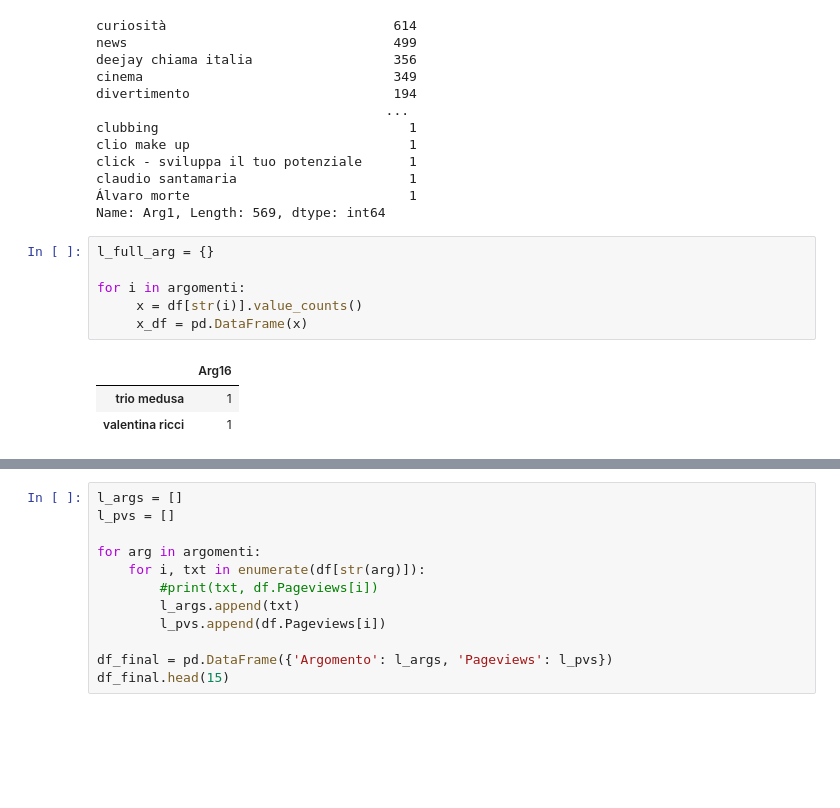
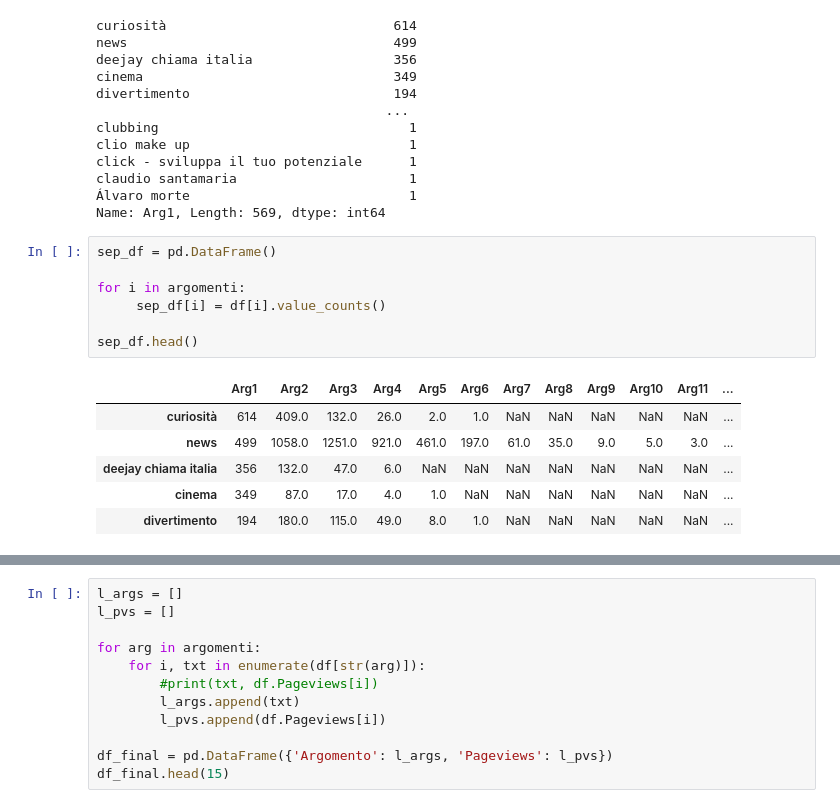
Before and after one commit to AndreaBuscemi/AnalisiArgDiscoverRadioDeejay, a Jupyter notebook: AnalisiArgRadio/AnalisiArgRadio.ipynb, the cells around one changed output, grey strips where cells are left out. Saved outputs shown, nothing was run; the diff lists cells and outputs as text; blank space fills up the shorter version.

```diff
--- a/AnalisiArgRadio/AnalisiArgRadio.ipynb
+++ b/AnalisiArgRadio/AnalisiArgRadio.ipynb
@@ -70,12 +70,16 @@ claudio santamaria                      1
 Álvaro morte                            1
 Name: Arg1, Length: 569, dtype: int64
 # %%
-l_full_arg = {}
+sep_df = pd.DataFrame()
 
 for i in argomenti:
-     x = df[str(i)].value_counts()
-     x_df = pd.DataFrame(x)
+     sep_df[i] = df[i].value_counts()
+
+sep_df.head()
 # %% [output]
-|  | Arg16 |
-| trio medusa | 1 |
-| valentina ricci | 1 |
+|  | Arg1 | Arg2 | Arg3 | Arg4 | Arg5 | Arg6 | Arg7 | Arg8 | Arg9 | Arg10 | Arg11 | ... |
+| curiosità | 614 | 409.0 | 132.0 | 26.0 | 2.0 | 1.0 | NaN | NaN | NaN | NaN | NaN | ... |
+| news | 499 | 1058.0 | 1251.0 | 921.0 | 461.0 | 197.0 | 61.0 | 35.0 | 9.0 | 5.0 | 3.0 | ... |
+| deejay chiama italia | 356 | 132.0 | 47.0 | 6.0 | NaN | NaN | NaN | NaN | NaN | NaN | NaN | ... |
+| cinema | 349 | 87.0 | 17.0 | 4.0 | 1.0 | NaN | NaN | NaN | NaN | NaN | NaN | ... |
+| divertimento | 194 | 180.0 | 115.0 | 49.0 | 8.0 | 1.0 | NaN | NaN | NaN | NaN | NaN | ... |
```
Also changed, not shown: parts of 19 cells of this notebook.
